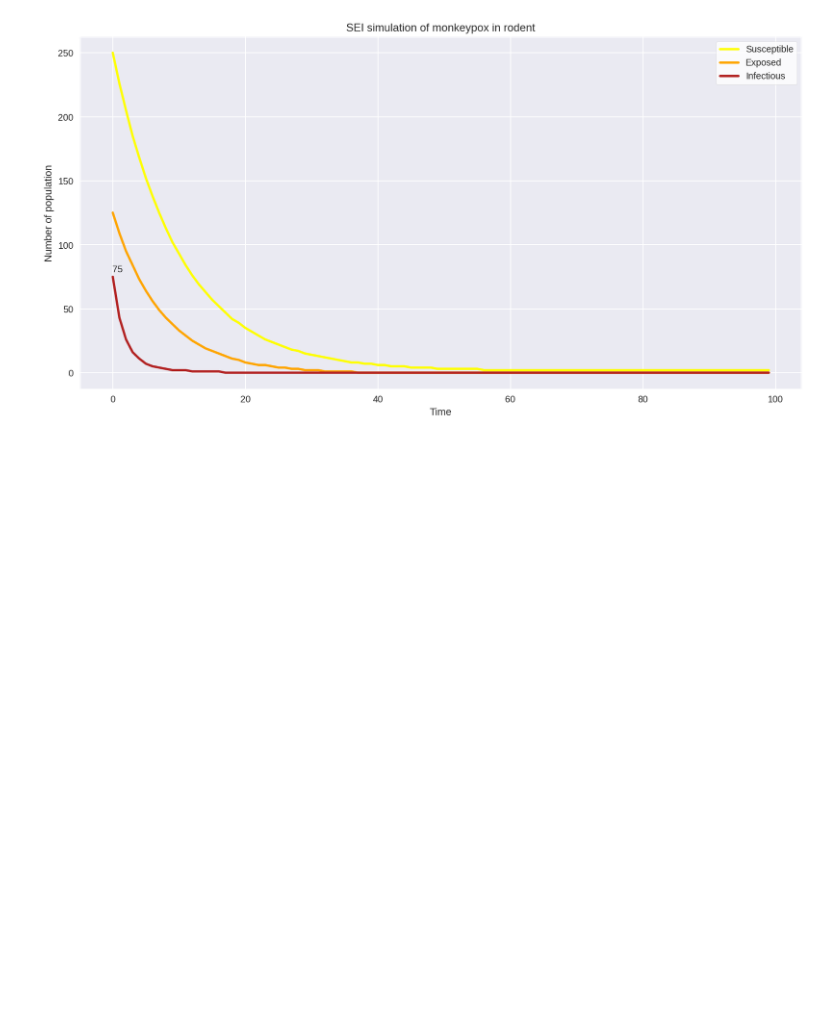
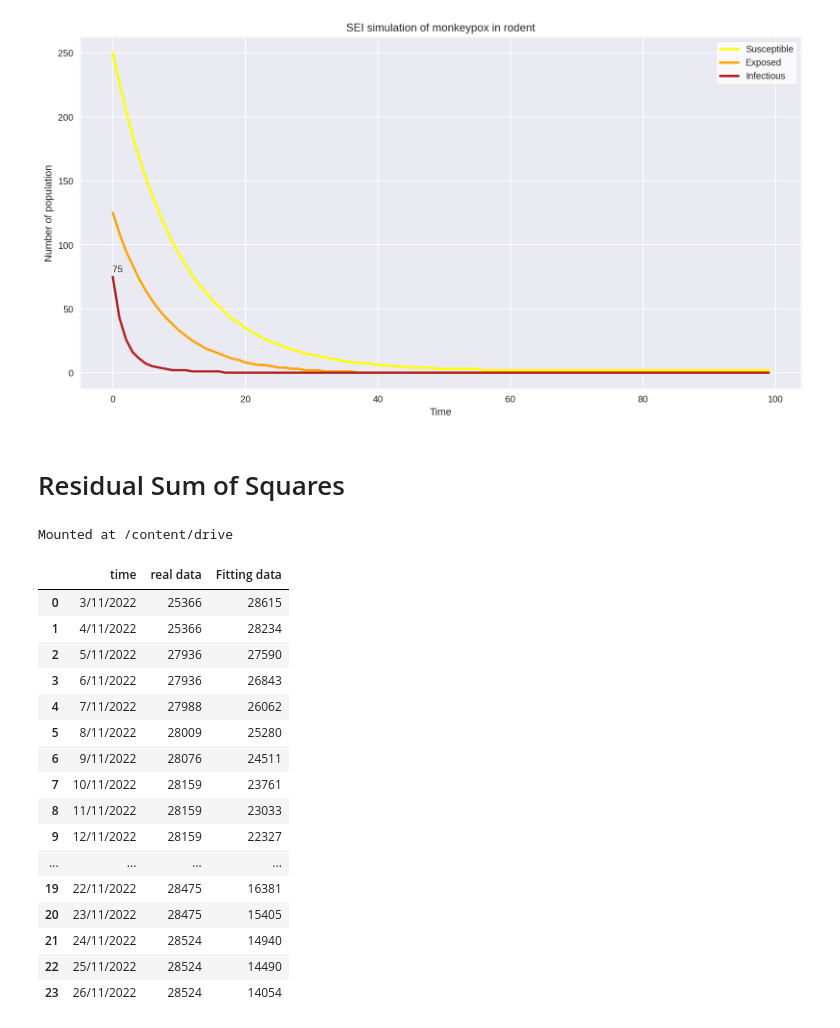
Before and after one commit to Khemapsorn/data_viz_2022, a Jupyter notebook: SVEIQCR.ipynb, the cells around one changed output. Drawn from its saved outputs; the diff is of its cells as text; code cells hidden in the pictures; blank space fills up the shorter version.

```diff
--- a/SVEIQCR.ipynb
+++ b/SVEIQCR.ipynb
@@ -274,3 +274,38 @@ with plt.style.context('seaborn'): # พล็อตเนื้อหา สไ
     plt.show()
 # %% [output]
 [figure]
+# %% [markdown]
+# Residual Sum of Squares
+# %%
+# reading data as pandas dataframe
+import pandas as pd
+from google.colab import drive # เชื่อม google drive กับ colab ของเรา นี้เป็นคำสั่งเชื่อม |accout colab กับ Drive ควรเป็น accout เดียวกัน|
+drive.mount('/content/drive')
+import os # การจัดเก็บเกี่ยวกับไฟล์ต่าง ๆ มันอยู่ที่โฟลเดอร์ไหน จะ list โฟล์เดอร์ออกมา
+# %% [output]
+Mounted at /content/drive
+# %%
+path = '/content/drive/My Drive/Data simulation' #บอกทางผ่านในการไปเอาไฟล์ของเรา ว่าผ่านทางไหนบ้าง
+# %%
+data_file = os.path.join(path,'data_sm.csv')
+# %%
+data = pd.read_csv(data_file)
+data
+# %% [output]
+|  | time | real data | Fitting data |
+| 0 | 3/11/2022 | 25366 | 28615 |
+| 1 | 4/11/2022 | 25366 | 28234 |
+| 2 | 5/11/2022 | 27936 | 27590 |
+| 3 | 6/11/2022 | 27936 | 26843 |
+| 4 | 7/11/2022 | 27988 | 26062 |
+| 5 | 8/11/2022 | 28009 | 25280 |
+| 6 | 9/11/2022 | 28076 | 24511 |
+| 7 | 10/11/2022 | 28159 | 23761 |
+| 8 | 11/11/2022 | 28159 | 23033 |
+| 9 | 12/11/2022 | 28159 | 22327 |
+| ... | ... | ... | ... |
+| 19 | 22/11/2022 | 28475 | 16381 |
+| 20 | 23/11/2022 | 28475 | 15405 |
+| 21 | 24/11/2022 | 28524 | 14940 |
+| 22 | 25/11/2022 | 28524 | 14490 |
+| 23 | 26/11/2022 | 28524 | 14054 |
```
Also changed, not shown: parts of 14 cells of this notebook.
